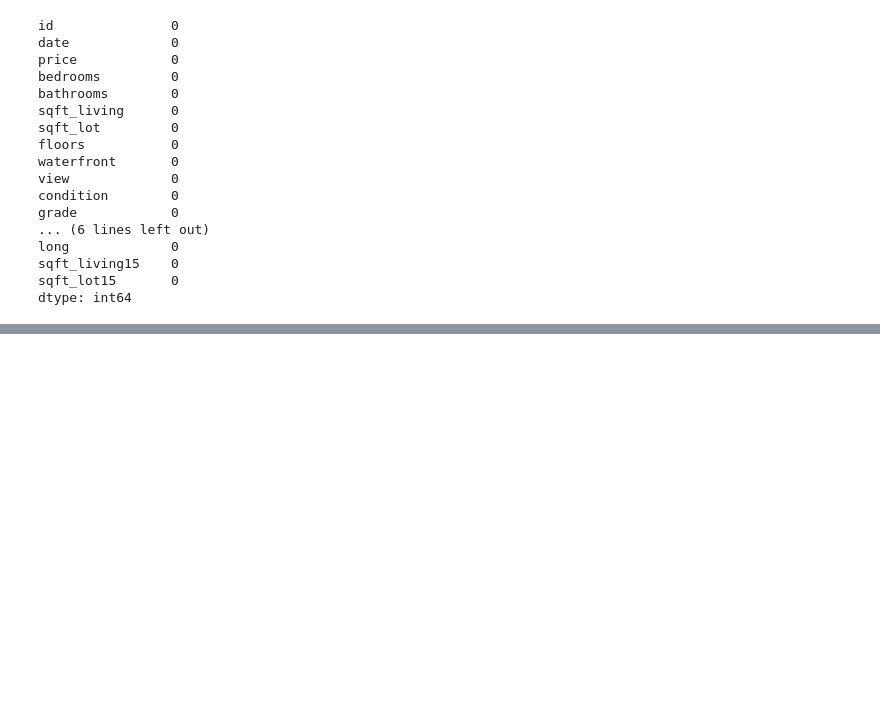
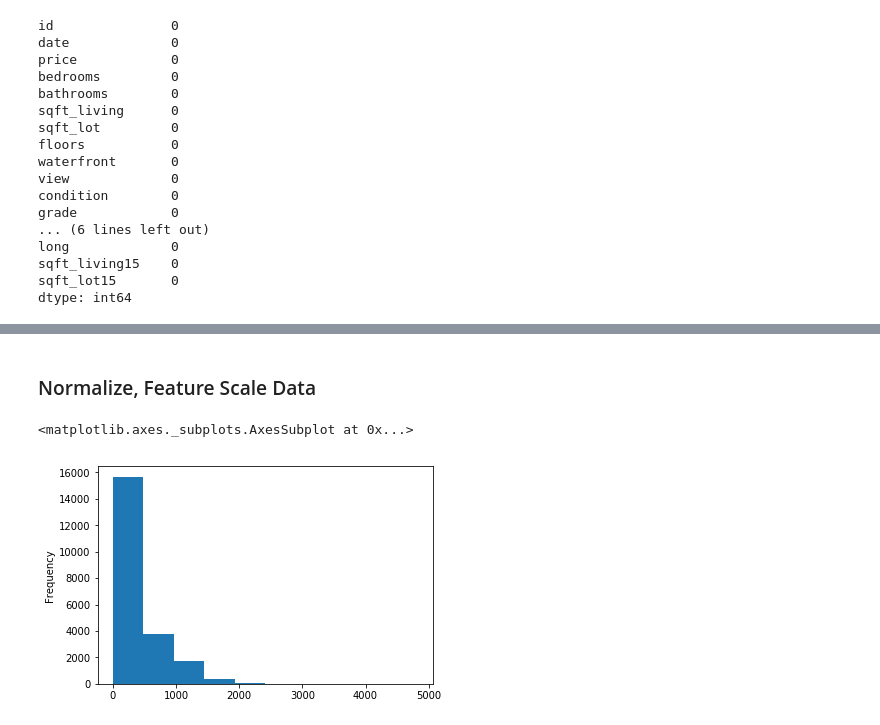
Before and after one commit to jsavory-94/dsc-1-final-project-online-ds-pt-021119, a Jupyter notebook: student.ipynb, the cells around one changed output, grey strips where cells are left out. Drawn from its saved outputs; the diff is of its cells as text; code cells hidden in the pictures; blank space fills up the shorter version.

```diff
--- a/student.ipynb
+++ b/student.ipynb
@@ -104,0 +125,6 @@ dtype: int64
+# %%
+#---Check for, Remove Collinear Columns---
+collinear_test = abs(df.corr()) > 0.75
+collinear_test.sum()
+df = df.drop(['sqft_living', 'bathrooms','grade','sqft_above','sqft_living15','sqft_lot15'],axis=1) #removed sqft_living15, sqft_lot15 also. Could not find definition of columns/significance of '15'
+df
@@ -104,0 +150,21 @@ dtype: int64
+# %% [markdown]
+### Normalize, Feature Scale Data
+# %%
+#---Check columns for normality---
+#price_plot = df.price.plot.hist()
+#price_plot.set_xlim(0,4000000) # Price data has a strong positive skew
+
+#bedrooms_plot = df.bedrooms.plot.hist()
+#bedrooms_plot.set_xlim(0,10) #Bedrooms data is positively skewed
+
+#sqft_lot_plot = df.sqft_lot.plot.hist()
+#sqft_lot_plot.set_xlim(0,500000) #Square foot lot data has strong positive skew
+
+#floors_plot = df.floors.plot.hist()
+#floors_plot #Floors data is positively skewed
+
+sqft_basement_plot = df.sqft_basement.plot.hist()
+sqft_basement_plot #basement squarefoot data is positively skewed
+# %% [output]
+<matplotlib.axes._subplots.AxesSubplot at 0x...>
+[figure, added]
```
Also changed, not shown: parts of 16 cells of this notebook.
